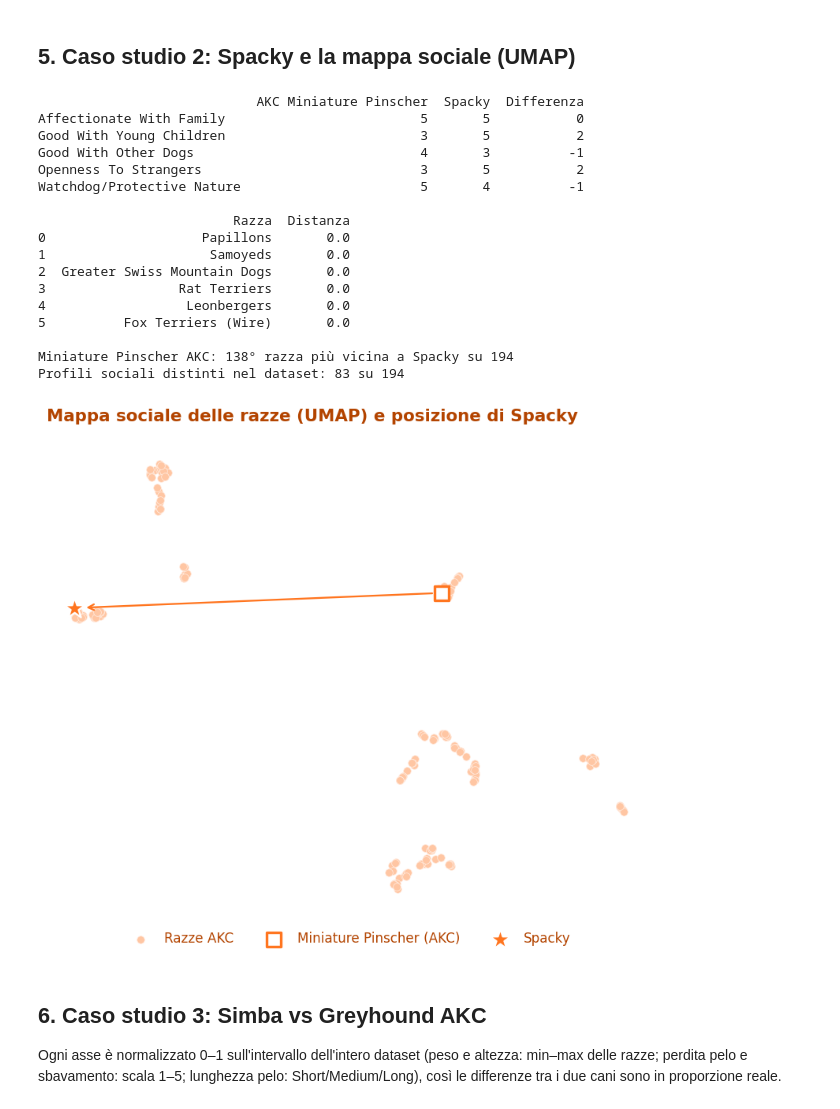
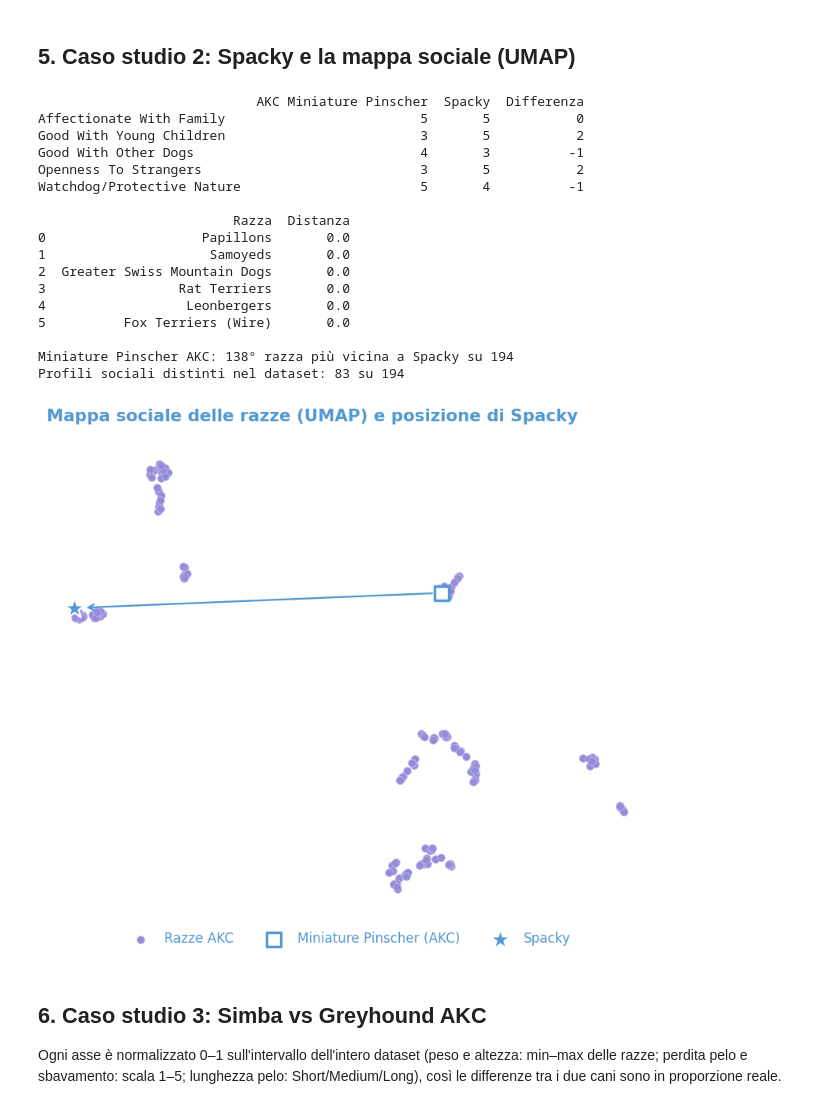
Before and after one commit to marziamacchia05-rgb/AKC, a Jupyter notebook: notebook/AKC_cani.ipynb, the cells around one changed output. Cells and saved outputs as stored; diff of their text form; code cells hidden in the pictures.

```diff
--- a/notebook/AKC_cani.ipynb
+++ b/notebook/AKC_cani.ipynb
@@ -214,10 +258,10 @@ Cluster 3 (80 razze): Rottweilers, Dachshunds, Pembroke Welsh Corgis, Boxers, Gr
 ## 4. Caso studio 1: Beagle reale vs standard AKC
 # %%
 # --- Palette verde (tonalità #7ed957) ---
-VERDE  = "#7ed957"   # colore principale: standard AKC
-SCURO  = "#3c7d1c"   # stessa tinta, più scura: tutti i testi
-CHIARO = "#e9f8e2"   # tinta chiarissima: Beagle reale
-TENUE  = "#c1ecac"   # barre di collegamento, griglia, bordi dei box
+VERDE  = "#5299d3"   # colore principale: standard AKC
+SCURO  = "#5299d3"   # stessa tinta, più scura: tutti i testi
+CHIARO = "#958cd9"   # tinta chiarissima: Beagle reale
+TENUE  = "#beb8eb"   # barre di collegamento, griglia, bordi dei box
 PRIMARIO = VERDE     # così anche le altre figure del notebook diventano verdi
 
 # --- Tutti i testi in verde (sovrascrive il viola del tema) ---
@@ -291,10 +335,10 @@ salva(fig, "05_beagle_vs_standard.png")
 ## 5. Caso studio 2: Spacky e la mappa sociale (UMAP)
 # %%
 # --- Palette arancione (tonalità #ff751f) ---
-ARANCIO        = "#ff751f"   # colore principale: Spacky, Miniature Pinscher, freccia
-ARANCIO_SCURO  = "#b34400"   # stessa tinta, più scura: titolo e legenda
-ARANCIO_TENUE  = "#ffc6a3"   # punti delle razze AKC
-ARANCIO_CHIARO = "#ffece0"   # bordo dei punti delle razze
+ARANCIO        = "#5299d3"   # colore principale: Spacky, Miniature Pinscher, freccia
+ARANCIO_SCURO  = "#5299d3"   # stessa tinta, più scura: titolo e legenda
+ARANCIO_TENUE  = "#958cd9"   # punti delle razze AKC
+ARANCIO_CHIARO = "#beb8eb"   # bordo dei punti delle razze
 
 SOCIALI = ["Affectionate With Family", "Good With Young Children", "Good With Other Dogs",
            "Openness To Strangers", "Watchdog/Protective Nature"]
@@ -329,34 +373,34 @@ ax.scatter(*emb[mp_idx], facecolors="white", edgecolors=ARANCIO, linewidth=2.2,
            label="Miniature Pinscher (AKC)", zorder=3)
 ax.scatter(*spacky_emb[0], color=ARANCIO, edgecolors="white", linewidth=1.5, s=320, marker="*",
            label="Spacky", zorder=4)
 ax.annotate("", xy=spacky_emb[0], xytext=emb[mp_idx],
             arrowprops=dict(arrowstyle="->", color=ARANCIO, lw=1.5, shrinkA=8, shrinkB=10))
 ax.set_title("Mappa sociale delle razze (UMAP) e posizione di Spacky",
              color=ARANCIO_SCURO, fontweight="bold")
 ax.set(xticks=[], yticks=[])
 sns.despine(ax=ax, left=True, bottom=True)
 ax.legend(loc="upper center", bbox_to_anchor=(0.5, -0.02), ncol=3,
           frameon=False, labelcolor=ARANCIO_SCURO)
 salva(fig, "06_umap_spacky.png")
 # %% [output]
                             AKC Miniature Pinscher  Spacky  Differenza
 Affectionate With Family                         5       5           0
 Good With Young Children                         3       5           2
 Good With Other Dogs                             4       3          -1
 Openness To Strangers                            3       5           2
 Watchdog/Protective Nature                       5       4          -1
 
                          Razza  Distanza
 0                    Papillons       0.0
 1                     Samoyeds       0.0
 2  Greater Swiss Mountain Dogs       0.0
 3                 Rat Terriers       0.0
 4                  Leonbergers       0.0
 5          Fox Terriers (Wire)       0.0
 
 Miniature Pinscher AKC: 138° razza più vicina a Spacky su 194
 Profili sociali distinti nel dataset: 83 su 194
-[figure, old version]
+[figure, new version]
 # %% [markdown]
 ## 6. Caso studio 3: Simba vs Greyhound AKC
 
```
Also changed, not shown: parts of 3 cells of this notebook.
